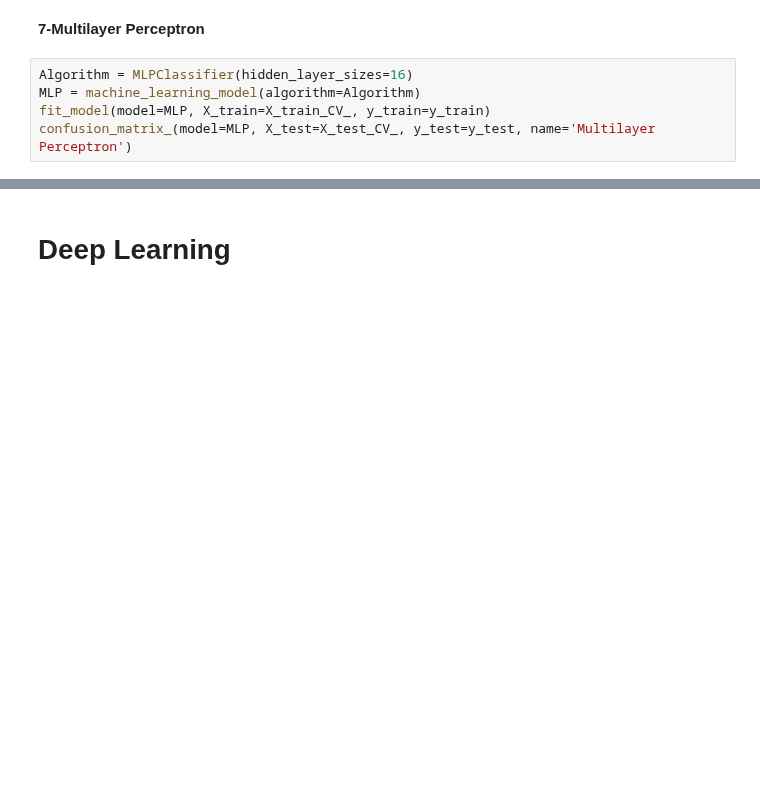
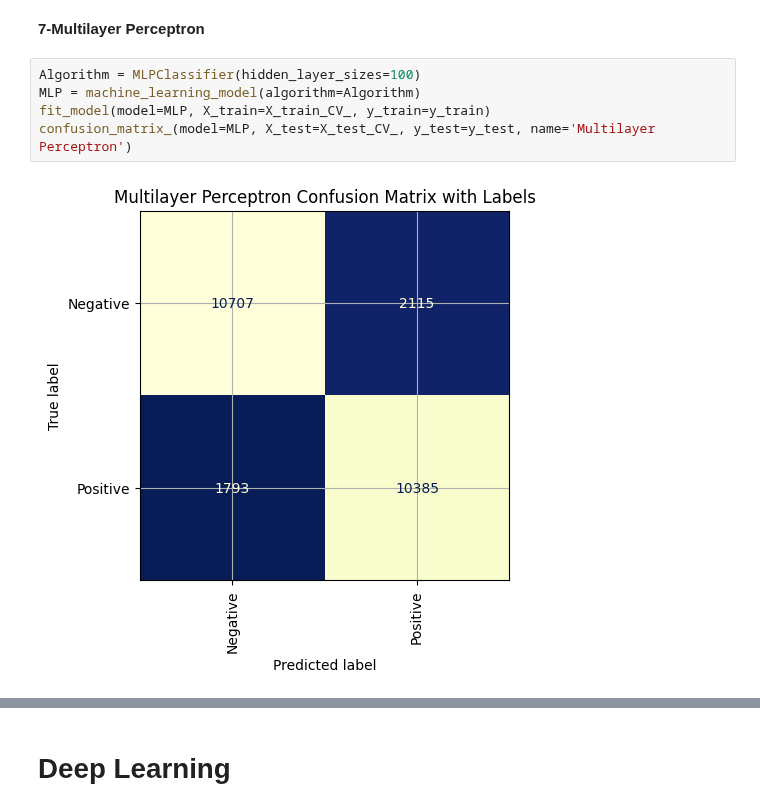
Before and after one commit to Osamah-Anmar-Sami/Sentiment-Analysis, a Jupyter notebook: English Sentiment Analysis/English Sentiment Analysis.ipynb, the cells around one changed output, grey strips where cells are left out. Cells and saved outputs as stored; diff of their text form; blank space fills up the shorter version.

```diff
--- a/English Sentiment Analysis/English Sentiment Analysis.ipynb
+++ b/English Sentiment Analysis/English Sentiment Analysis.ipynb
@@ -388,9 +619,11 @@ metrics_values(model= SGD, X_test=X_test_CV_, y_test=y_test)
 # %% [markdown]
 **7-Multilayer Perceptron**
 # %%
-Algorithm = MLPClassifier(hidden_layer_sizes=16)
+Algorithm = MLPClassifier(hidden_layer_sizes=100)
 MLP = machine_learning_model(algorithm=Algorithm)
 fit_model(model=MLP, X_train=X_train_CV_, y_train=y_train)
 confusion_matrix_(model=MLP, X_test=X_test_CV_, y_test=y_test, name='Multilayer Perceptron')
+# %% [output]
+[figure, added]
 # %%
 metrics_values(model= MLP, X_test=X_test_CV_, y_test=y_test)
```
Also changed, not shown: parts of 60 cells of this notebook.
